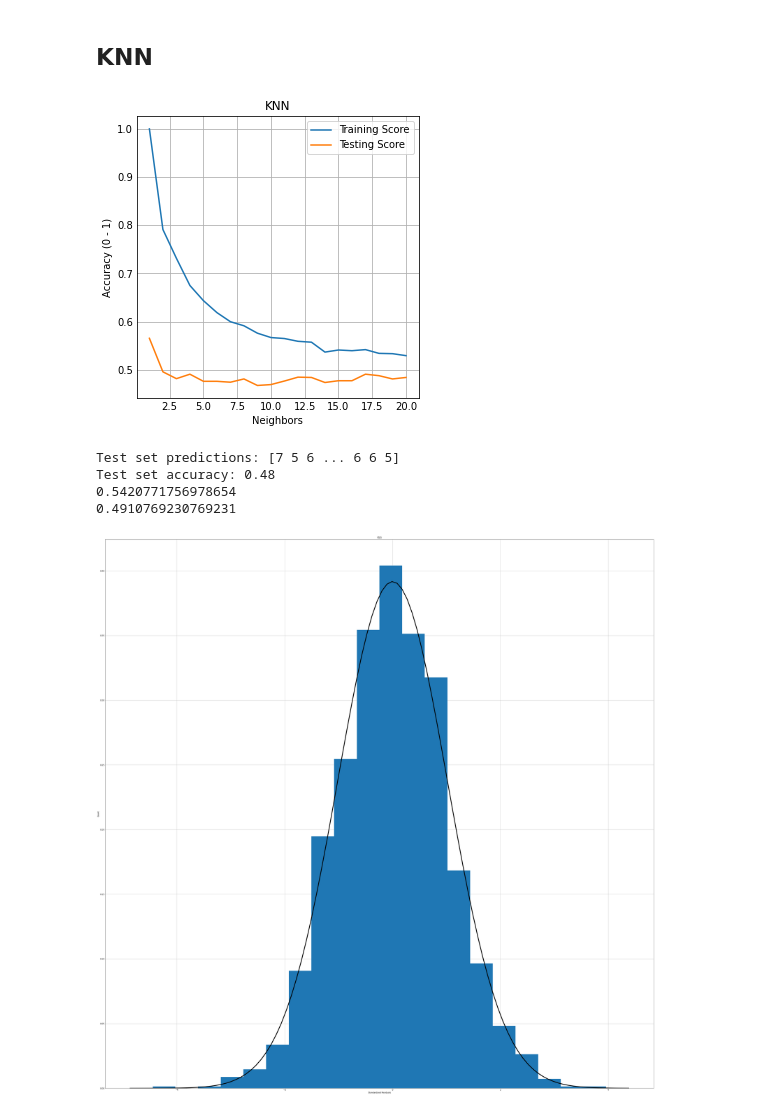
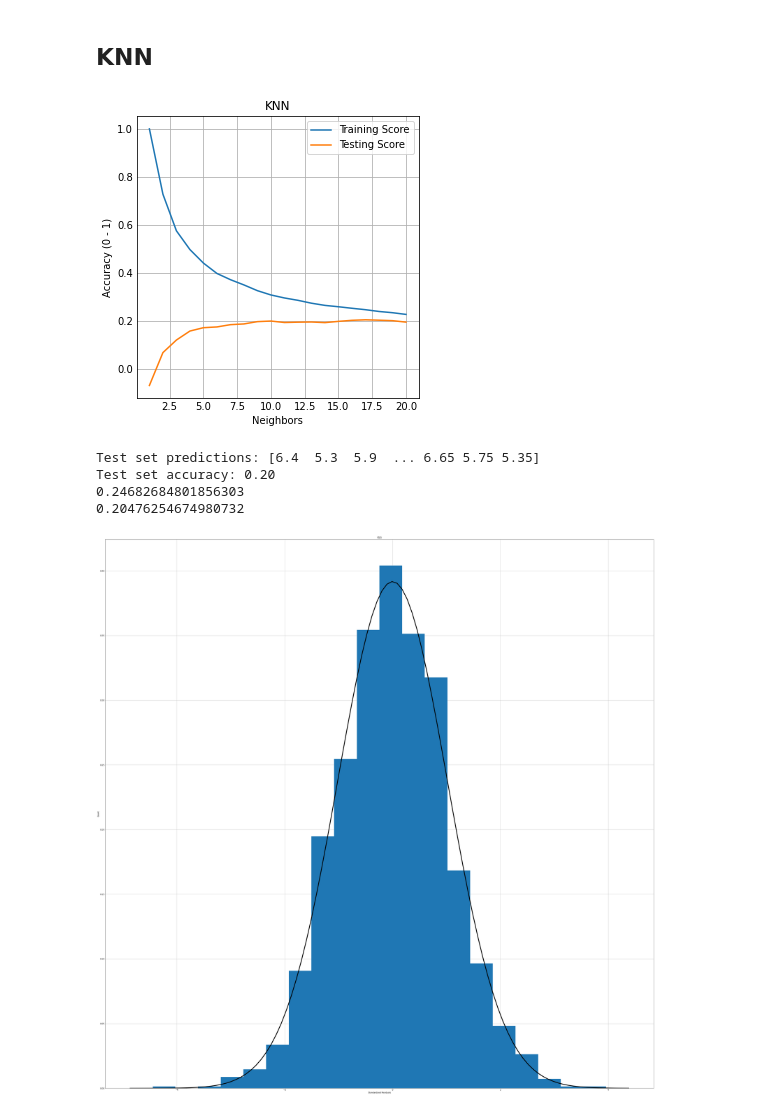
Before and after one commit to jasonmrimer/cse590-machine-learning, a Jupyter notebook: Homework_1.ipynb, the cells around one changed output. Cells and saved outputs as stored; diff of their text form; code cells hidden in the pictures.

```diff
--- a/Homework_1.ipynb
+++ b/Homework_1.ipynb
@@ -42,7 +44,7 @@ print(len(X_train))
 ## KNN
 # %%
 from sklearn.neighbors import KNeighborsClassifier
-
+from sklearn.neighbors import KNeighborsRegressor
 #
 # clf = KNeighborsClassifier(n_neighbors=1)
 # clf.fit(X_train, y_train)
@@ -51,44 +53,44 @@ plt.style.use('_mpl-gallery')
 x = np.linspace(1, 20, 20)
 results = []
 for neighbor_count in x:
-    clf = KNeighborsClassifier(n_neighbors=int(neighbor_count))
+    clf = KNeighborsRegressor(n_neighbors=int(neighbor_count))
     clf.fit(X_train, y_train)
     results.append(
         [
             neighbor_count,
             clf.score(X_train, y_train),
             clf.score(X_test, y_test)
         ]
     )
     # print(neighbor_count, " | Test set accuracy: {:.2f}".format(clf.score(X_test, y_test)))
 #
 fig, ax = plt.subplots()
 fig.set_figheight(4)
 fig.set_figwidth(4)
 x = [neighbors[0] for neighbors in results]
 plt.title("KNN")
 plt.xlabel("Neighbors")
 plt.ylabel("Accuracy (0 - 1)")
 plt.plot(x, [train[1] for train in results], label='Training Score')
 plt.plot(x, [test[2] for test in results], label='Testing Score')
 plt.legend()
 # fig = plt.figure()
 plt.show()
 #
 
 print("Test set predictions: {}".format(clf.predict(X_test)))
 print("Test set accuracy: {:.2f}".format(clf.score(X_test, y_test)))
-clf = KNeighborsClassifier(n_neighbors=int(17))
+clf = KNeighborsRegressor(n_neighbors=int(17))
 clf.fit(X_train, y_train)
 
 print( clf.score(X_train, y_train))
 print( clf.score(X_test, y_test))
 # %% [output]
-[figure, old version]
+[figure, new version]
-Test set predictions: [7 5 6 ... 6 6 5]
-Test set accuracy: 0.48
-0.5420771756978654
-0.4910769230769231
+Test set predictions: [6.4  5.3  5.9  ... 6.65 5.75 5.35]
+Test set accuracy: 0.20
+0.24682684801856303
+0.20476254674980732
 # %%
 from scipy.stats import norm
 from matplotlib import mlab
```
Also changed, not shown: parts of 12 cells of this notebook, 4 other files.
